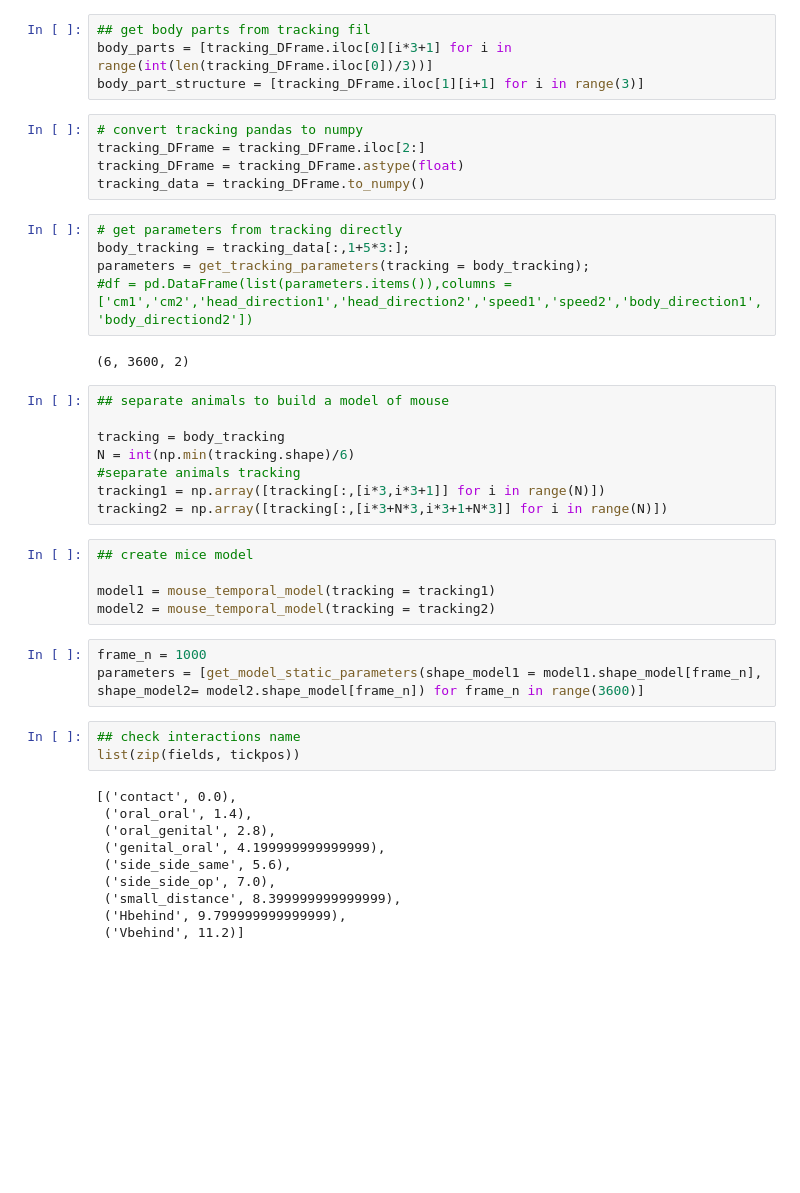
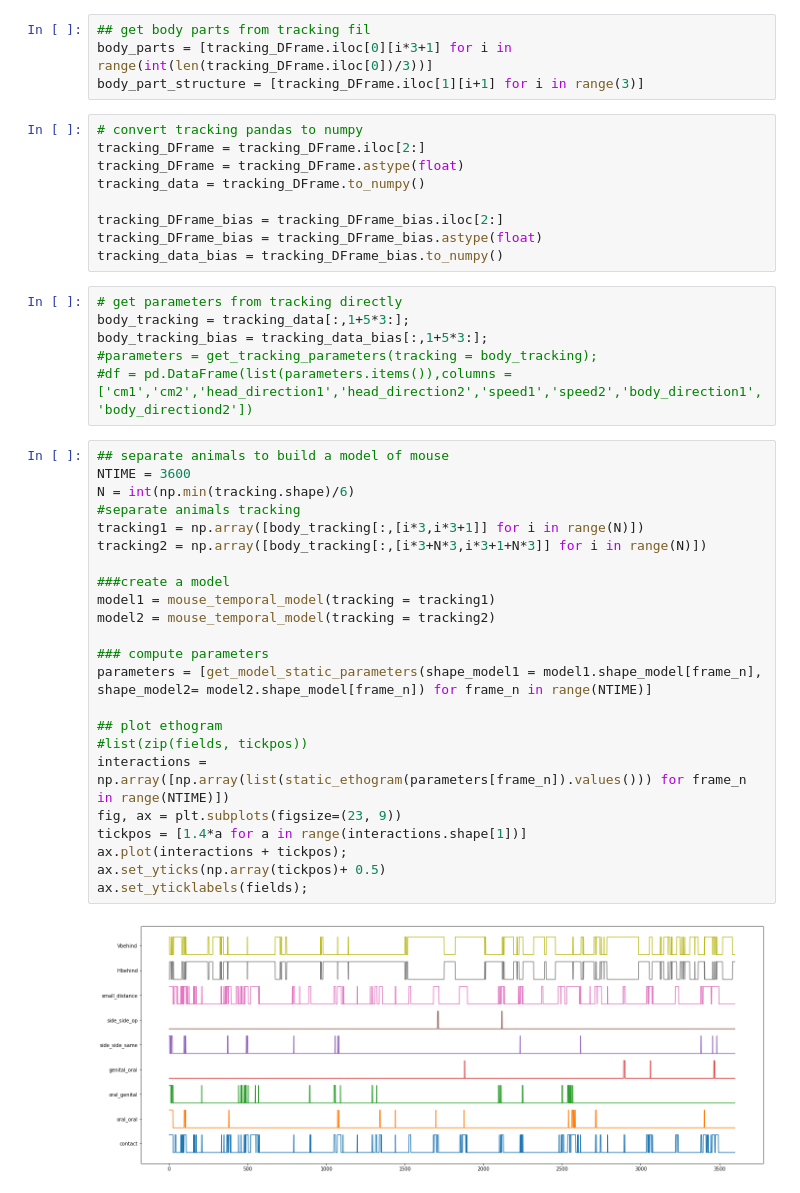
Before and after one commit to melisamc89/social_interaction, a Jupyter notebook: src/ethogram_parameters.ipynb, the cells around one changed output. Saved outputs shown, nothing was run; the diff lists cells and outputs as text; blank space fills up the shorter version.

```diff
--- a/src/ethogram_parameters.ipynb
+++ b/src/ethogram_parameters.ipynb
@@ -628,40 +629,39 @@ body_part_structure = [tracking_DFrame.iloc[1][i+1] for i in range(3)]
 tracking_DFrame = tracking_DFrame.iloc[2:]
 tracking_DFrame = tracking_DFrame.astype(float)
 tracking_data = tracking_DFrame.to_numpy()
+
+tracking_DFrame_bias = tracking_DFrame_bias.iloc[2:]
+tracking_DFrame_bias = tracking_DFrame_bias.astype(float)
+tracking_data_bias = tracking_DFrame_bias.to_numpy()
 # %%
 # get parameters from tracking directly
 body_tracking = tracking_data[:,1+5*3:];
-parameters = get_tracking_parameters(tracking = body_tracking);
+body_tracking_bias = tracking_data_bias[:,1+5*3:];
+#parameters = get_tracking_parameters(tracking = body_tracking);
 #df = pd.DataFrame(list(parameters.items()),columns = ['cm1','cm2','head_direction1','head_direction2','speed1','speed2','body_direction1','body_directiond2'])
-# %% [output]
-(6, 3600, 2)
 # %%
 ## separate animals to build a model of mouse
-
-tracking = body_tracking
+NTIME = 3600
 N = int(np.min(tracking.shape)/6)
 #separate animals tracking
-tracking1 = np.array([tracking[:,[i*3,i*3+1]] for i in range(N)])
-tracking2 = np.array([tracking[:,[i*3+N*3,i*3+1+N*3]] for i in range(N)])
+tracking1 = np.array([body_tracking[:,[i*3,i*3+1]] for i in range(N)])
+tracking2 = np.array([body_tracking[:,[i*3+N*3,i*3+1+N*3]] for i in range(N)])
+
+###create a model
+model1 = mouse_temporal_model(tracking = tracking1)
+model2 = mouse_temporal_model(tracking = tracking2)
+
+### compute parameters
+parameters = [get_model_static_parameters(shape_model1 = model1.shape_model[frame_n], shape_model2= model2.shape_model[frame_n]) for frame_n in range(NTIME)]
+
+## plot ethogram
+#list(zip(fields, tickpos))
+interactions = np.array([np.array(list(static_ethogram(parameters[frame_n]).values())) for frame_n in range(NTIME)])
+fig, ax = plt.subplots(figsize=(23, 9))
+tickpos = [1.4*a for a in range(interactions.shape[1])]
+ax.plot(interactions + tickpos);
+ax.set_yticks(np.array(tickpos)+ 0.5)
+ax.set_yticklabels(fields);
+# %% [output]
+[figure, added]
-# %%
-## create mice model
-
-model1 = mouse_temporal_model(tracking = tracking1)
-model2 = mouse_temporal_model(tracking = tracking2)
-# %%
-frame_n = 1000
-parameters = [get_model_static_parameters(shape_model1 = model1.shape_model[frame_n], shape_model2= model2.shape_model[frame_n]) for frame_n in range(3600)]
-# %%
-## check interactions name
-list(zip(fields, tickpos))
-# %% [output]
-[('contact', 0.0),
- ('oral_oral', 1.4),
- ('oral_genital', 2.8),
- ('genital_oral', 4.199999999999999),
- ('side_side_same', 5.6),
- ('side_side_op', 7.0),
- ('small_distance', 8.399999999999999),
- ('Hbehind', 9.799999999999999),
- ('Vbehind', 11.2)]
 # %%
```
Also changed, not shown: parts of 13 cells of this notebook.
